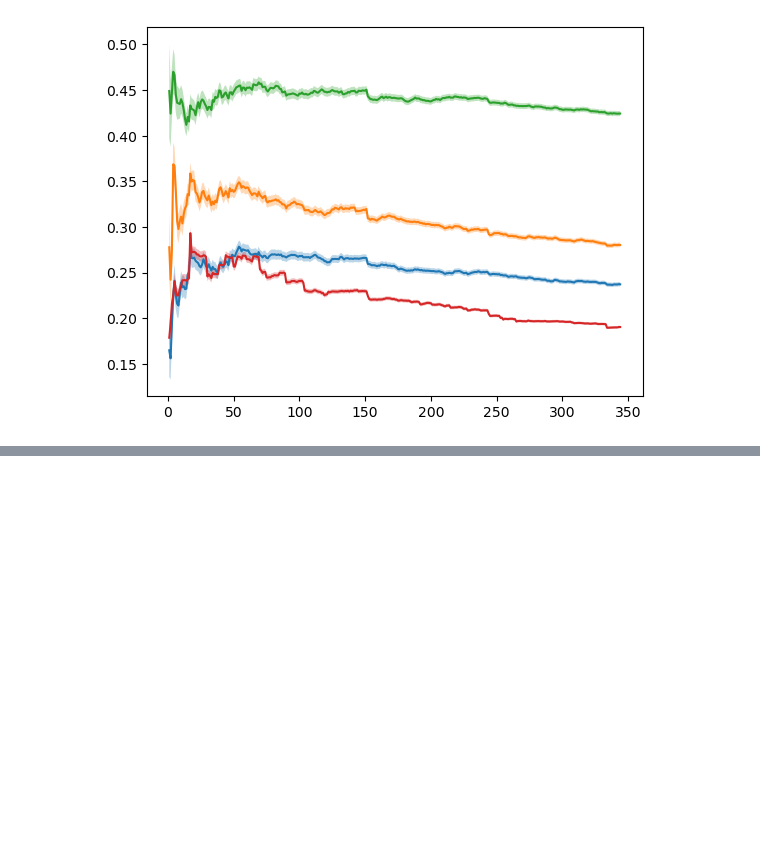
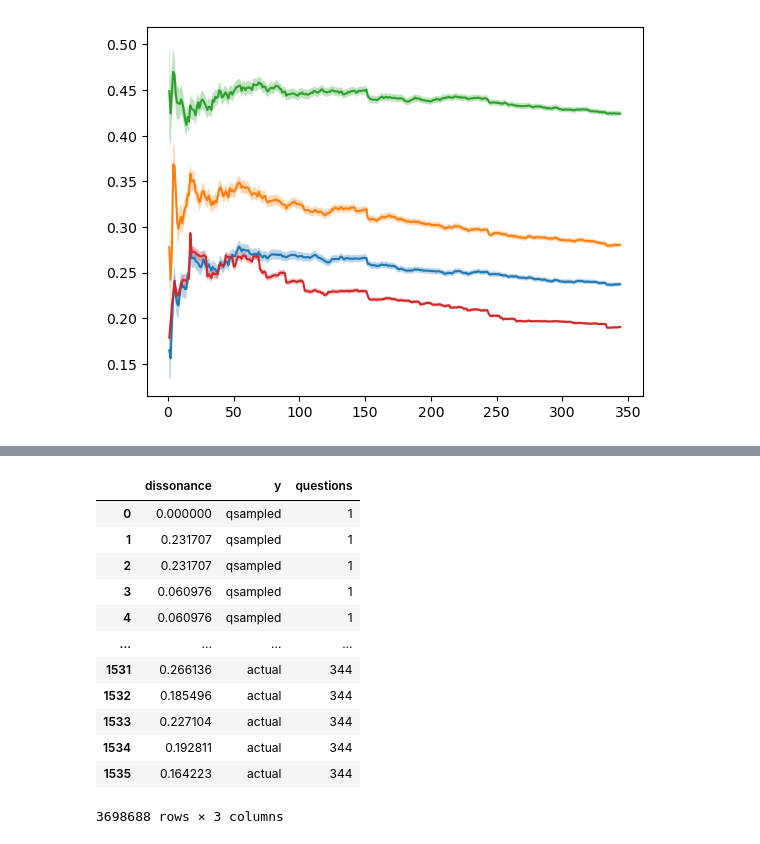
Before and after one commit to zeroknowledgediscovery/truthnet, a Jupyter notebook: notebooks/suspect-distributions.ipynb, the cells around one changed output, grey strips where cells are left out. Drawn from its saved outputs; the diff is of its cells as text; code cells hidden in the pictures; blank space fills up the shorter version.

```diff
--- a/notebooks/suspect-distributions.ipynb
+++ b/notebooks/suspect-distributions.ipynb
@@ -760,0 +802,16 @@ res_gdf.to_csv(
+# %%
+dd
+# %% [output]
+|  | dissonance | y | questions |
+| 0 | 0.000000 | qsampled | 1 |
+| 1 | 0.231707 | qsampled | 1 |
+| 2 | 0.231707 | qsampled | 1 |
+| 3 | 0.060976 | qsampled | 1 |
+| 4 | 0.060976 | qsampled | 1 |
+| ... | ... | ... | ... |
+| 1531 | 0.266136 | actual | 344 |
+| 1532 | 0.185496 | actual | 344 |
+| 1533 | 0.227104 | actual | 344 |
+| 1534 | 0.192811 | actual | 344 |
+| 1535 | 0.164223 | actual | 344 |
+3698688 rows × 3 columns
```
Also changed, not shown: parts of 13 cells of this notebook, 2 other files.
